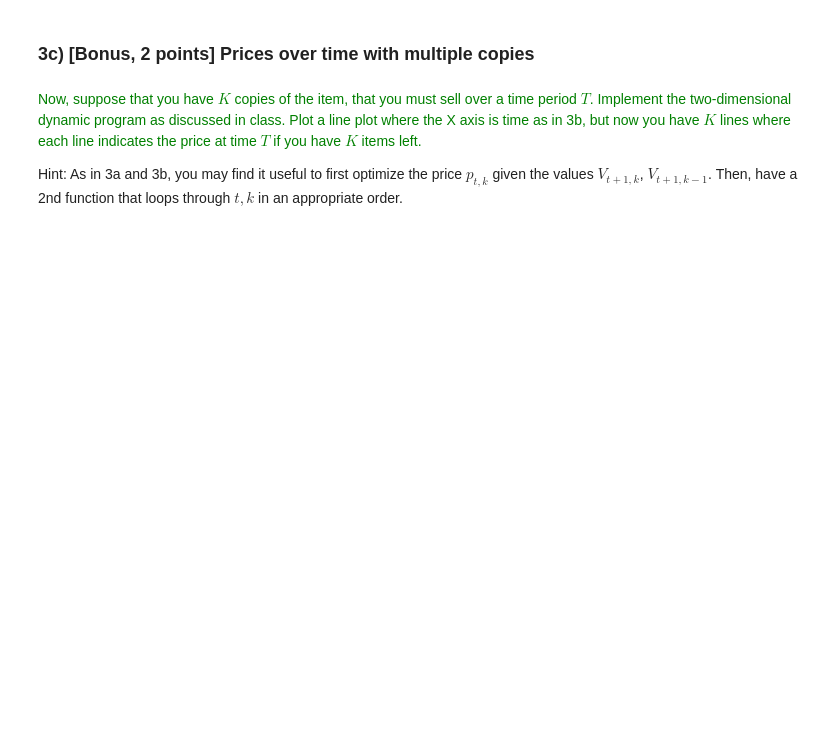
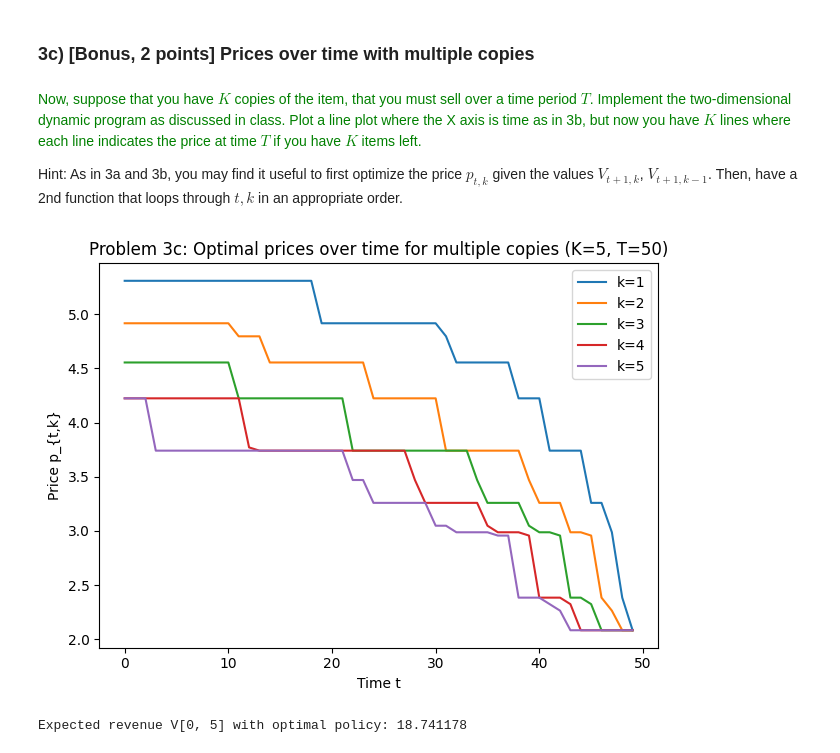
Before and after one commit to spabolu/orie5355, a Jupyter notebook: hw3/HW3_assignment.ipynb, the cells around one changed output. Cells and saved outputs as stored; diff of their text form; code cells hidden in the pictures; blank space fills up the shorter version.

```diff
--- a/hw3/HW3_assignment.ipynb
+++ b/hw3/HW3_assignment.ipynb
@@ -486,0 +649,22 @@ def get_single_step_revenue_maximizing_price_and_revenue(Vtplus1, price_options,
+# %%
+def get_single_step_revenue_maximizing_price_and_revenue(Vtplus1, price_options, demand_predictions):
+    """
+    One-step Bellman optimization with 1 unit of inventory.
+    Maximizes:  V_t(p) = d(p)*p + (1 - d(p)) * V_{t+1}
+
+    Args:
+        Vtplus1: scalar value function at next period (V_{t+1})
+        price_options: iterable of candidate prices p
+        demand_predictions: iterable of d(p) for the same order of price_options
+
+    Returns:
+        (p_t_star, V_t_star)
+    """
+    P = np.asarray(price_options, dtype=float)
+    D = np.asarray(demand_predictions, dtype=float)
+    values = D * P + (1.0 - D) * float(Vtplus1)
+    idx = int(np.argmax(values))
+    return float(P[idx]), float(values[idx])
+
+p_t, V_t = get_single_step_revenue_maximizing_price_and_revenue(0, price_options, demand_predictions)
+print(p_t, V_t)
@@ -505,0 +816,19 @@ Hint: As in 3a and 3b, you may find it useful to first optimize the price $p_{t,
+# %%
+# === Example run (you can change K and T) ===
+
+# Use the provided test curve:
+price_options = list(test_demand_curve['Price_bin_mid'])
+demand_predictions = list(test_demand_curve['Demand_at_price'])
+
+T = 50
+K = 5
+
+policy_prices, V0K, _ = get_prices_over_time_and_expected_revenue_multi(
+    price_options, demand_predictions, T=T, K=K
+)
+
+plot_multi_inventory_prices(policy_prices, T, K)
+print(f"Expected revenue V[0, {K}] with optimal policy: {V0K:.6f}")
+# %% [output]
+[figure, added]
+Expected revenue V[0, 5] with optimal policy: 18.741178
```
Also changed, not shown: parts of 16 cells of this notebook.
